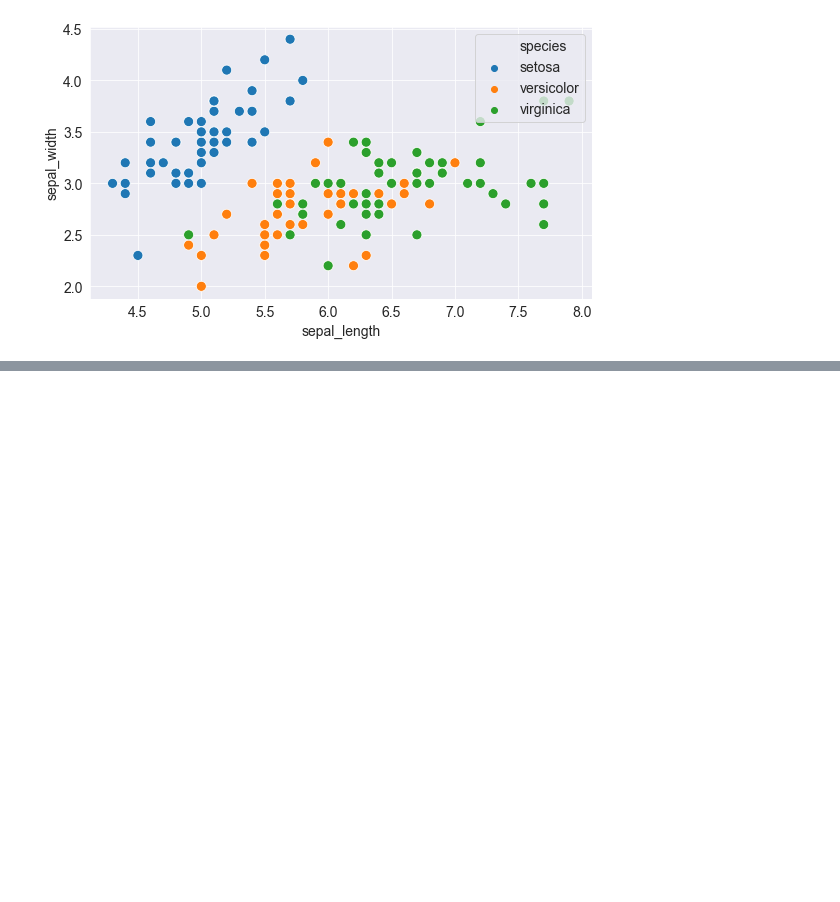
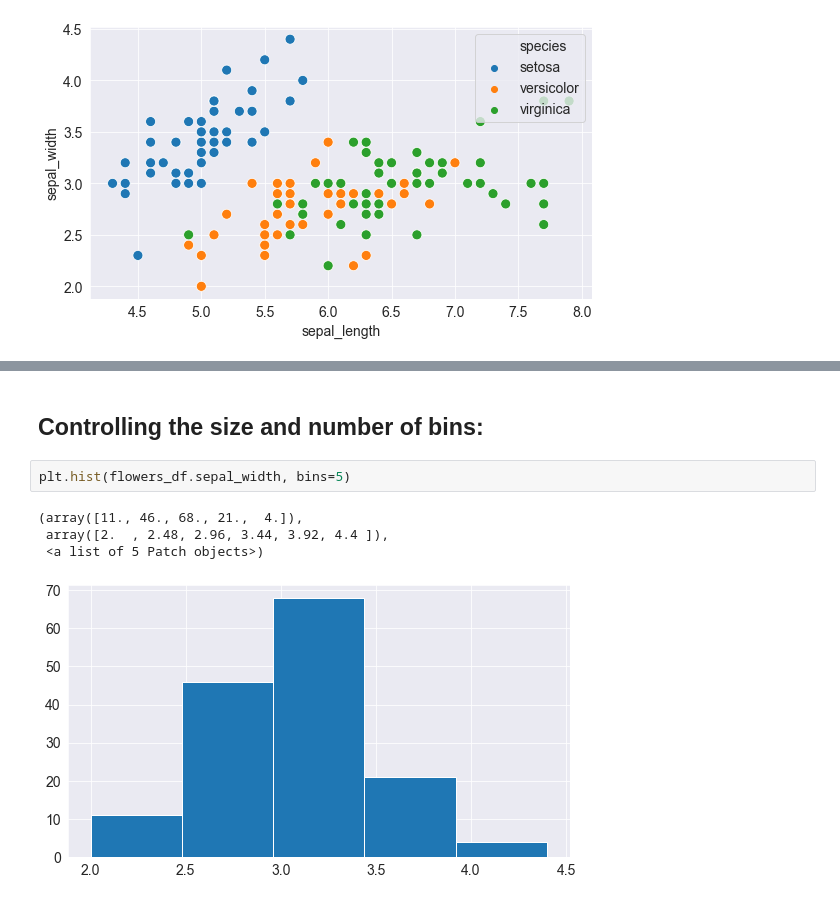
Before and after one commit to ankit11421/Data-Analysis-Stuff, a Jupyter notebook: python-matplotlib-data-visualization-v-14/Data visualization using Python, Matplotlib and Seaborn.ipynb, the cells around one changed output, grey strips where cells are left out. Drawn from its saved outputs; the diff is of its cells as text; blank space fills up the shorter version.

```diff
--- a/python-matplotlib-data-visualization-v-14/Data visualization using Python, Matplotlib and Seaborn.ipynb
+++ b/python-matplotlib-data-visualization-v-14/Data visualization using Python, Matplotlib and Seaborn.ipynb
@@ -211,0 +254,9 @@ sns.scatterplot(flowers_df.sepal_length,
+# %% [markdown]
+## Controlling the size and number of bins:
+# %%
+plt.hist(flowers_df.sepal_width, bins=5)
+# %% [output]
+(array([11., 46., 68., 21.,  4.]),
+ array([2.  , 2.48, 2.96, 3.44, 3.92, 4.4 ]),
+ <a list of 5 Patch objects>)
+[figure, added]
```
Also changed, not shown: parts of 25 cells of this notebook.
